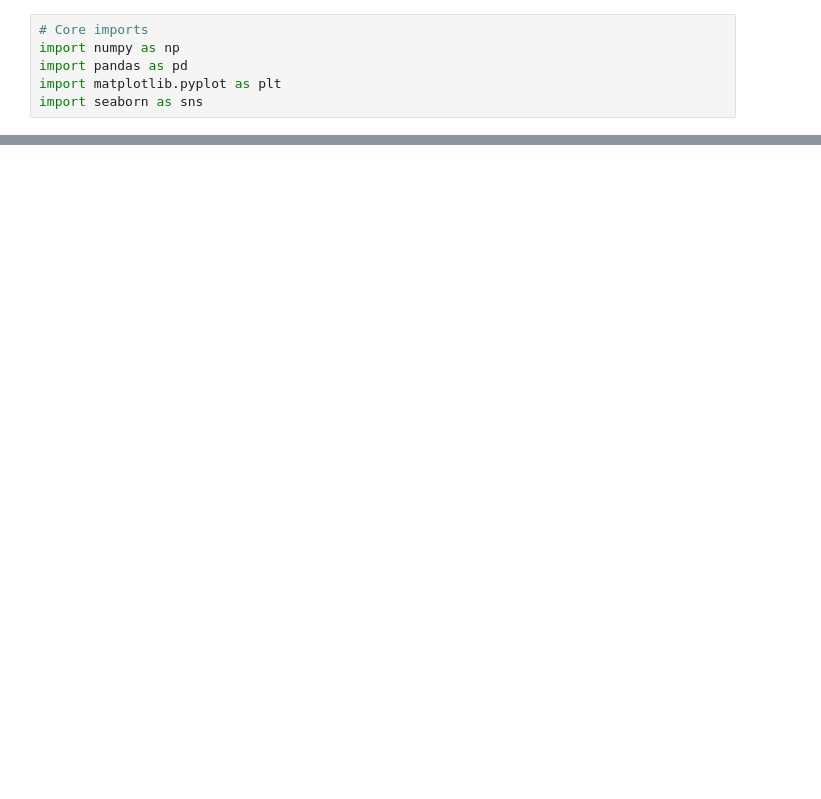
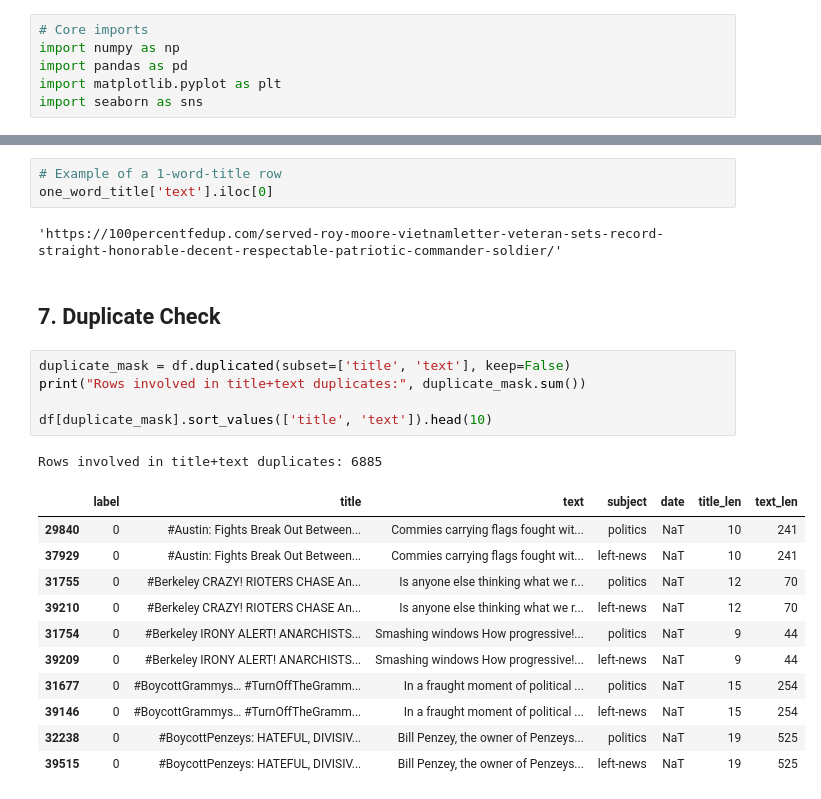
Before and after one commit to kritiAT/Project-2-Natural-Language-Processing, a Jupyter notebook: notebooks/EDA.ipynb, the cells around one changed output, grey strips where cells are left out. Drawn from its saved outputs; the diff is of its cells as text; blank space fills up the shorter version.

```diff
--- a/notebooks/EDA.ipynb
+++ b/notebooks/EDA.ipynb
@@ -375,0 +186,25 @@ sns.histplot(data=df, x='title_len', hue='label', bins=50)
+# %%
+# Example of a 1-word-title row
+one_word_title['text'].iloc[0]
+# %% [output]
+'https://100percentfedup.com/served-roy-moore-vietnamletter-veteran-sets-record-straight-honorable-decent-respectable-patriotic-commander-soldier/'
+# %% [markdown]
+## 7. Duplicate Check
+# %%
+duplicate_mask = df.duplicated(subset=['title', 'text'], keep=False)
+print("Rows involved in title+text duplicates:", duplicate_mask.sum())
+
+df[duplicate_mask].sort_values(['title', 'text']).head(10)
+# %% [output]
+Rows involved in title+text duplicates: 6885
+|  | label | title | text | subject | date | title_len | text_len |
+| 29840 | 0 | #Austin: Fights Break Out Between... | Commies carrying flags fought wit... | politics | NaT | 10 | 241 |
+| 37929 | 0 | #Austin: Fights Break Out Between... | Commies carrying flags fought wit... | left-news | NaT | 10 | 241 |
+| 31755 | 0 | #Berkeley CRAZY! RIOTERS CHASE An... | Is anyone else thinking what we r... | politics | NaT | 12 | 70 |
+| 39210 | 0 | #Berkeley CRAZY! RIOTERS CHASE An... | Is anyone else thinking what we r... | left-news | NaT | 12 | 70 |
+| 31754 | 0 | #Berkeley IRONY ALERT! ANARCHISTS... | Smashing windows How progressive!... | politics | NaT | 9 | 44 |
+| 39209 | 0 | #Berkeley IRONY ALERT! ANARCHISTS... | Smashing windows How progressive!... | left-news | NaT | 9 | 44 |
+| 31677 | 0 | #BoycottGrammys… #TurnOffTheGramm... | In a fraught moment of political ... | politics | NaT | 15 | 254 |
+| 39146 | 0 | #BoycottGrammys… #TurnOffTheGramm... | In a fraught moment of political ... | left-news | NaT | 15 | 254 |
+| 32238 | 0 | #BoycottPenzeys: HATEFUL, DIVISIV... | Bill Penzey, the owner of Penzeys... | politics | NaT | 19 | 525 |
+| 39515 | 0 | #BoycottPenzeys: HATEFUL, DIVISIV... | Bill Penzey, the owner of Penzeys... | left-news | NaT | 19 | 525 |
```
Also changed, not shown: parts of 49 cells of this notebook, 5 other files.
